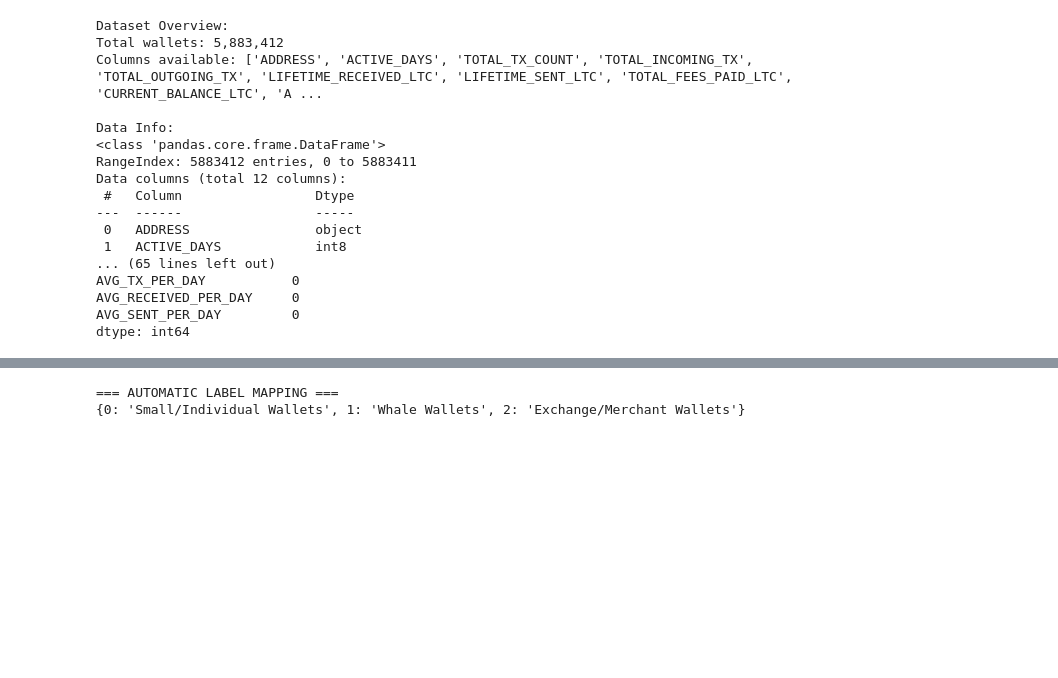
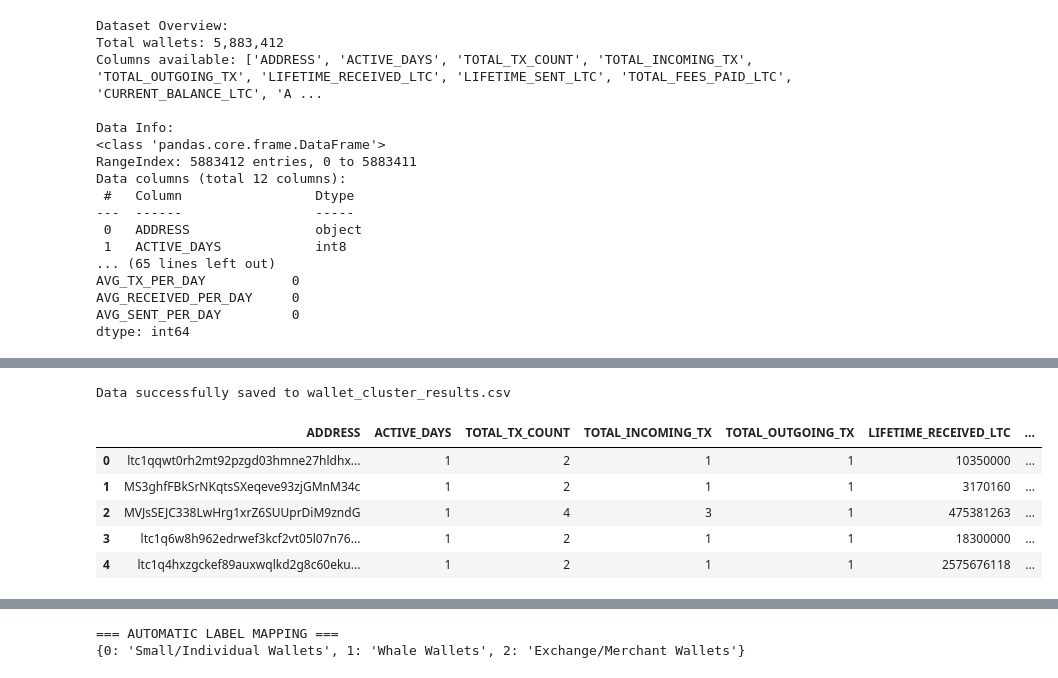
Before and after one commit to sushma-0709/UMBC-DATA606-Capstone, a Jupyter notebook: notebooks/ml_wallet_classification.ipynb, the cells around one changed output, grey strips where cells are left out. Cells and saved outputs as stored; diff of their text form; code cells hidden in the pictures; blank space fills up the shorter version.

```diff
--- a/notebooks/ml_wallet_classification.ipynb
+++ b/notebooks/ml_wallet_classification.ipynb
@@ -177,0 +130,39 @@ Cluster centers in original scale:
+# %%
+# Initialize the models
+import pandas as pd
+from sklearn.cluster import KMeans
+from sklearn.preprocessing import StandardScaler
+
+kmeans = KMeans(n_clusters=3, random_state=42)
+scaler = StandardScaler()
+
+# Scale numeric features
+X_scaled = scaler.fit_transform(X)
+
+# Cluster into 3 groups and assign using .loc to avoid warning
+kmeans = KMeans(n_clusters=3, random_state=42, n_init=10)
+df_wallet_clean['cluster'] = kmeans.fit_predict(X_scaled)
+
+centers = pd.DataFrame(
+    scaler.inverse_transform(kmeans.cluster_centers_),
+    columns=features
+)
+# Assuming df_wallet_clean contains your final data with 'cluster' column
+output_path = "wallet_cluster_results.csv"
+
+# Save to CSV
+df_wallet_clean.to_csv(output_path, index=False)
+
+print(f"Data successfully saved to {output_path}")
+# %% [output]
+Data successfully saved to wallet_cluster_results.csv
+# %%
+result_df=pd.read_csv("wallet_cluster_results.csv")
+result_df.head()
+# %% [output]
+|  | ADDRESS | ACTIVE_DAYS | TOTAL_TX_COUNT | TOTAL_INCOMING_TX | TOTAL_OUTGOING_TX | LIFETIME_RECEIVED_LTC | ... |
+| 0 | ltc1qqwt0rh2mt92pzgd03hmne27hldhx... | 1 | 2 | 1 | 1 | 10350000 | ... |
+| 1 | MS3ghfFBkSrNKqtsSXeqeve93zjGMnM34c | 1 | 2 | 1 | 1 | 3170160 | ... |
+| 2 | MVJsSEJC338LwHrg1xrZ6SUUprDiM9zndG | 1 | 4 | 3 | 1 | 475381263 | ... |
+| 3 | ltc1q6w8h962edrwef3kcf2vt05l07n76... | 1 | 2 | 1 | 1 | 18300000 | ... |
+| 4 | ltc1q4hxzgckef89auxwqlkd2g8c60eku... | 1 | 2 | 1 | 1 | 2575676118 | ... |
```
Also changed, not shown: parts of 7 cells of this notebook.
